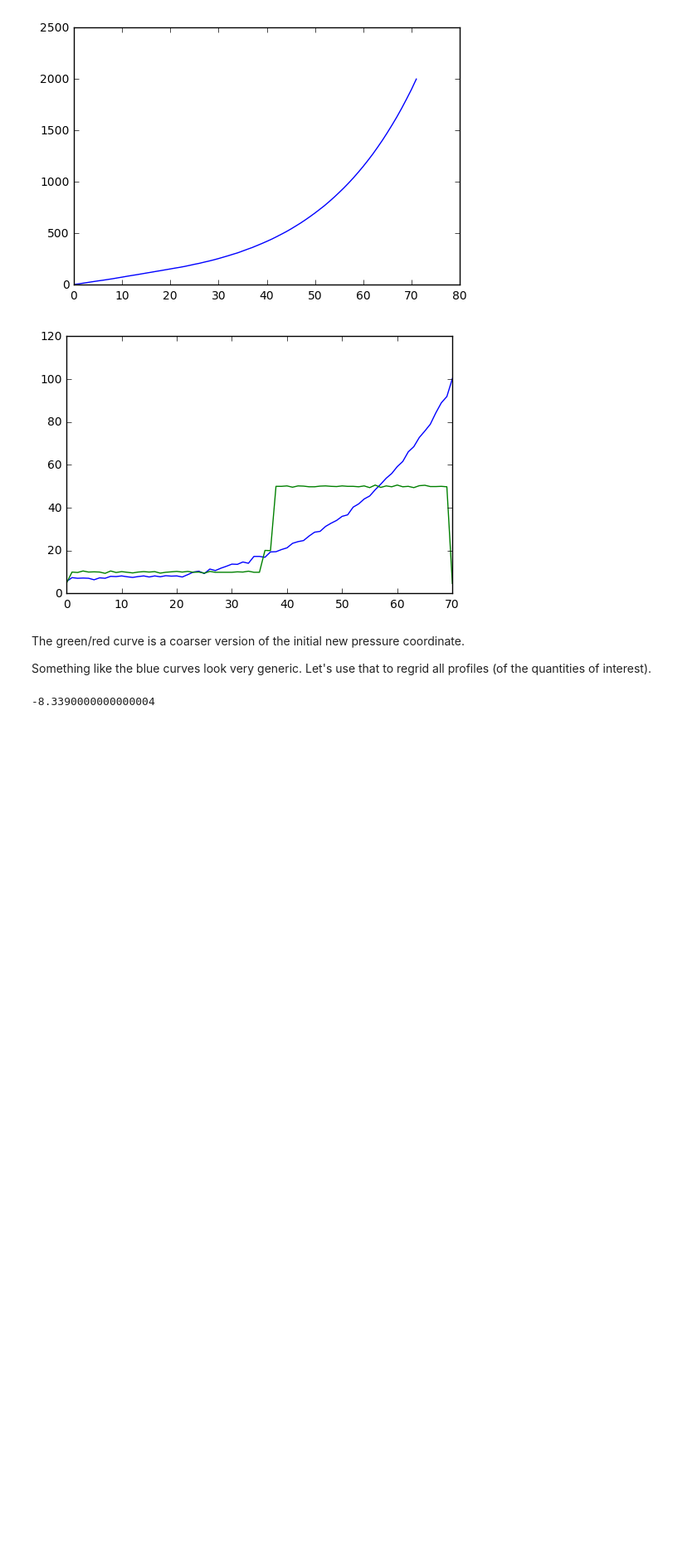
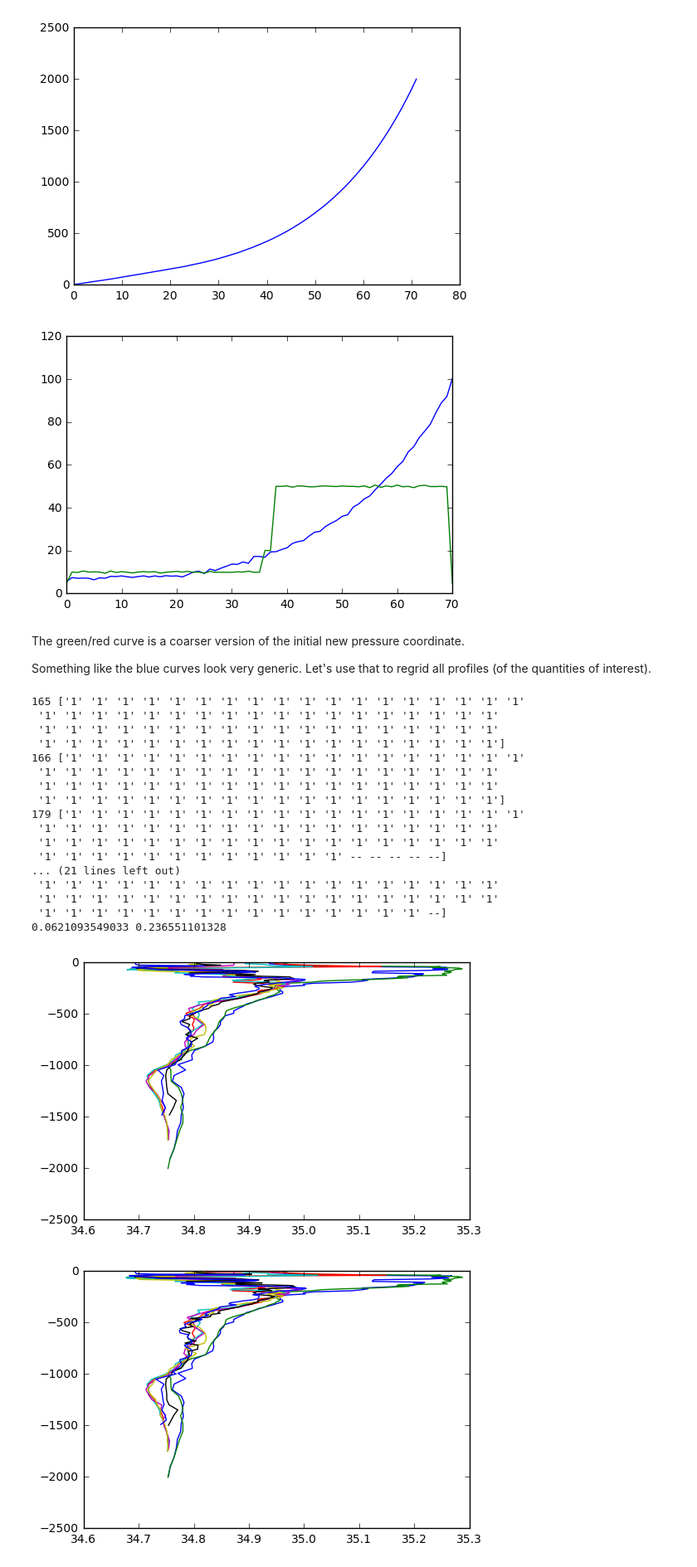
Before and after one commit to ocesaulo/Argo_database, a Jupyter notebook: do_argoprofiles_central_tsio.ipynb, the cells around one changed output. Shown at 83% size. Cells and saved outputs as stored; diff of their text form; code cells hidden in the pictures; blank space fills up the shorter version.

```diff
--- a/do_argoprofiles_central_tsio.ipynb
+++ b/do_argoprofiles_central_tsio.ipynb
@@ -363,7 +377,7 @@ The green/red curve is a coarser version of the initial new pressure coordinate.
 
 Something like the blue curves look very generic. Let's use that to regrid all profiles (of the quantities of interest).
 # %%
-pnew = pres[nega[dpmax>=1900][-1]]  # later compare with pnew of higher resolution
+# pnew = pres[nega[dpmax>=1900][-1]]  # later compare with pnew of higher resolution
 def argo_prof_regrid(pnew):
     S = np.empty((len(argo_profs), len(pnew)))
     T = np.empty((len(argo_profs), len(pnew)))
@@ -375,12 +389,13 @@ def argo_prof_regrid(pnew):
     Nsq_beta = np.empty((len(argo_profs), len(pnew)))
     Nsq_alpha = np.empty((len(argo_profs), len(pnew)))
     for n in range(0, len(argo_profs)):
-        S[n, :] = np.interp(pnew, argo_profs[n][10].compressed(), argo_profs[n][15].compressed(), left=np.nan, right=np.nan)
-        T[n, :] = np.interp(pnew, argo_profs[n][10].compressed(), argo_profs[n][20].compressed(), left=np.nan, right=np.nan)
-        SA[n, :] = np.interp(pnew, argo_profs[n][10].compressed(), argo_profs[n][25].compressed(), left=np.nan, right=np.nan)
-        CT[n, :] = np.interp(pnew, argo_profs[n][10].compressed(), argo_profs[n][26].compressed(), left=np.nan, right=np.nan)
-        Theta[n, :] = np.interp(pnew, argo_profs[n][10].compressed(), argo_profs[n][27].compressed(), left=np.nan, right=np.nan)
-        sig_theta[n, :] = np.interp(pnew, argo_profs[n][10].compressed(), argo_profs[n][28].compressed(), left=np.nan, right=np.nan)
+        # print n
+        S[n, :] = np.interp(pnew, argo_profs[n][12].compressed(), argo_profs[n][17].compressed(), left=np.nan, right=np.nan)
+        T[n, :] = np.interp(pnew, argo_profs[n][12].compressed(), argo_profs[n][22].compressed(), left=np.nan, right=np.nan)
+        SA[n, :] = np.interp(pnew, argo_profs[n][12].compressed(), argo_profs[n][25].compressed(), left=np.nan, right=np.nan)
+        CT[n, :] = np.interp(pnew, argo_profs[n][12].compressed(), argo_profs[n][26].compressed(), left=np.nan, right=np.nan)
+        Theta[n, :] = np.interp(pnew, argo_profs[n][12].compressed(), argo_profs[n][27].compressed(), left=np.nan, right=np.nan)
+        sig_theta[n, :] = np.interp(pnew, argo_profs[n][12].compressed(), argo_profs[n][28].compressed(), left=np.nan, right=np.nan)
         Nsq[n, :] = np.interp(pnew, argo_profs[n][-1].compressed(), argo_profs[n][29].compressed(), left=np.nan, right=np.nan)
         Nsq_beta[n, :] = np.interp(pnew, argo_profs[n][-1].compressed(), argo_profs[n][30].compressed(), left=np.nan, right=np.nan)
         Nsq_alpha[n, :] = np.interp(pnew, argo_profs[n][-1].compressed(), argo_profs[n][31].compressed(), left=np.nan, right=np.nan)
@@ -395,6 +426,2 @@ len(argo_profs)
 # %%
 (np.ma.masked_invalid(argo_profs[222][10]) == argo_profs[222][10]).all()
-# %%
-argo_profs[222][1]
-# %% [output]
--8.3390000000000004
@@ -400,0 +446,43 @@ argo_profs[222][1]
+# %%
+plt.figure()
+#plt.plot(S[months==10].T, -pnew)
+plt.plot(S[np.logical_and(years==2010, months==10)].T, -pnew)
+plt.figure()
+#for n in np.where(months==10)[0]:
+for n in np.where(np.logical_and(years==2010, months==10))[0]:
+    plt.plot(argo_profs[n][17], -argo_profs[n][12])
+plt.figure()
+for n in np.where(np.logical_and(years==2010, months==10))[0]:
+    plt.plot(lons[n], lats[n],'ob')
+#plt.show()
+len(S[np.logical_and(years==2010, months==10)])
+plt.figure()
+for n in np.where(np.logical_and(years==2010, months==10))[0]:
+    #plt.plot(argo_profs[n][19], -argo_profs[n][12])
+    plt.plot(argo_profs[n][19],)
+    print n, argo_profs[n][18]
+plt.figure()
+plt.plot(S[np.logical_and(years==2010, months==10)].mean(axis=0), -pnew)
+plt.figure()
+plt.plot(S[np.logical_and(years==2010, months==10)].std(axis=0), -pnew)
+print S[np.logical_and(years==2010, months==10)].std(axis=0).mean(), S[np.logical_and(years==2010, months==10)].std(axis=0).max()
+# %% [output]
+165 ['1' '1' '1' '1' '1' '1' '1' '1' '1' '1' '1' '1' '1' '1' '1' '1' '1' '1'
+ '1' '1' '1' '1' '1' '1' '1' '1' '1' '1' '1' '1' '1' '1' '1' '1' '1' '1'
+ '1' '1' '1' '1' '1' '1' '1' '1' '1' '1' '1' '1' '1' '1' '1' '1' '1' '1'
+ '1' '1' '1' '1' '1' '1' '1' '1' '1' '1' '1' '1' '1' '1' '1' '1' '1' '1']
+166 ['1' '1' '1' '1' '1' '1' '1' '1' '1' '1' '1' '1' '1' '1' '1' '1' '1' '1'
+ '1' '1' '1' '1' '1' '1' '1' '1' '1' '1' '1' '1' '1' '1' '1' '1' '1' '1'
+ '1' '1' '1' '1' '1' '1' '1' '1' '1' '1' '1' '1' '1' '1' '1' '1' '1' '1'
+ '1' '1' '1' '1' '1' '1' '1' '1' '1' '1' '1' '1' '1' '1' '1' '1' '1' '1']
+179 ['1' '1' '1' '1' '1' '1' '1' '1' '1' '1' '1' '1' '1' '1' '1' '1' '1' '1'
+ '1' '1' '1' '1' '1' '1' '1' '1' '1' '1' '1' '1' '1' '1' '1' '1' '1' '1'
+ '1' '1' '1' '1' '1' '1' '1' '1' '1' '1' '1' '1' '1' '1' '1' '1' '1' '1'
+ '1' '1' '1' '1' '1' '1' '1' '1' '1' '1' '1' '1' -- -- -- -- --]
+... (21 lines left out)
+ '1' '1' '1' '1' '1' '1' '1' '1' '1' '1' '1' '1' '1' '1' '1' '1' '1' '1'
+ '1' '1' '1' '1' '1' '1' '1' '1' '1' '1' '1' '1' '1' '1' '1' '1' '1' '1'
+ '1' '1' '1' '1' '1' '1' '1' '1' '1' '1' '1' '1' '1' '1' '1' --]
+0.0621093549033 0.236551101328
+[figure, added]
+[figure, added]
```
Also changed, not shown: parts of 16 cells of this notebook.
